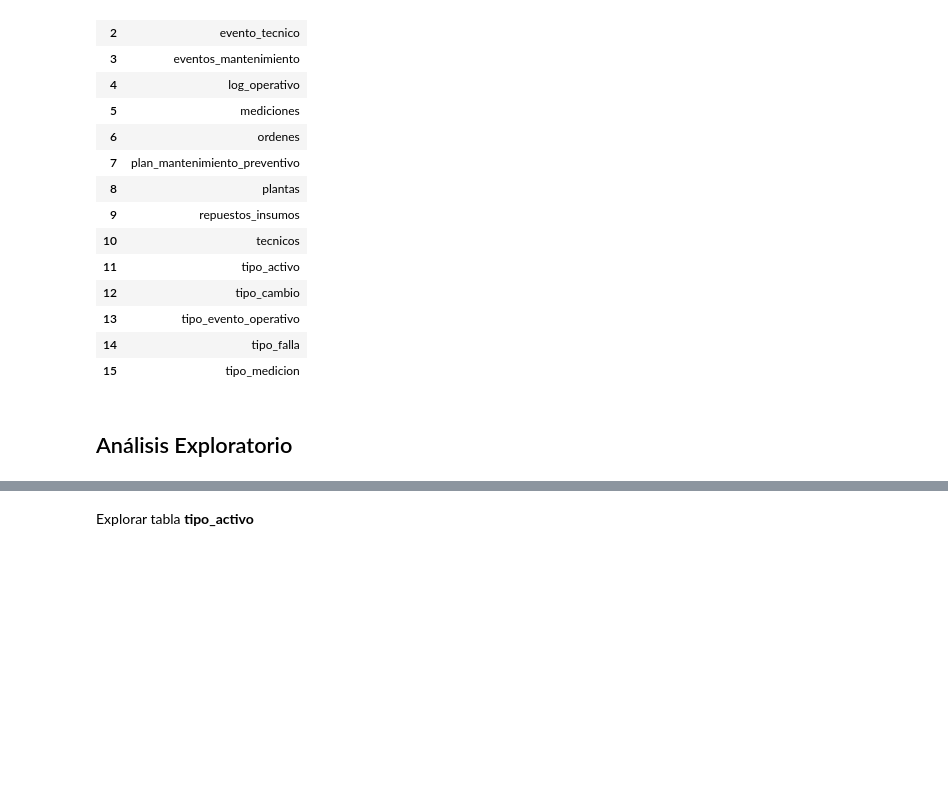
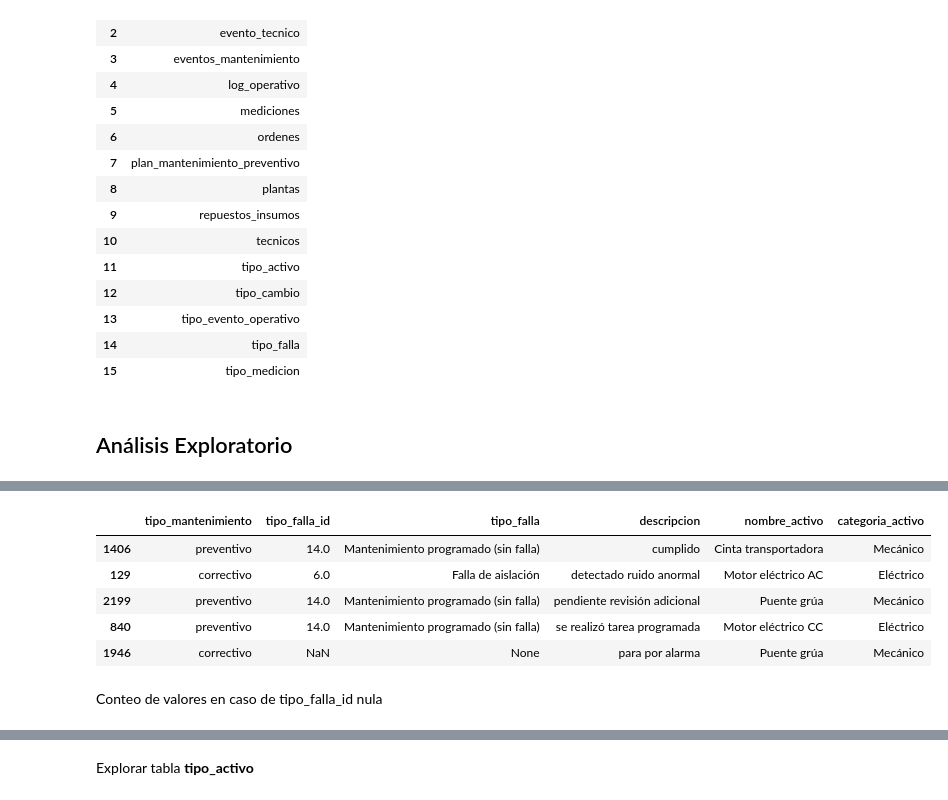
Before and after one commit to dcardone1/Maintenance_System_Analysis, a Jupyter notebook: Analysis.ipynb, the cells around one changed output, grey strips where cells are left out. Saved outputs shown, nothing was run; the diff lists cells and outputs as text; code cells hidden in the pictures; blank space fills up the shorter version.

```diff
--- a/Analysis.ipynb
+++ b/Analysis.ipynb
@@ -107,0 +196,11 @@ memory usage: 485.2+ KB
+# %%
+tipo_falla_activo.sample(5)
+# %% [output]
+|  | tipo_mantenimiento | tipo_falla_id | tipo_falla | descripcion | nombre_activo | categoria_activo |
+| 1406 | preventivo | 14.0 | Mantenimiento programado (sin falla) | cumplido | Cinta transportadora | Mecánico |
+| 129 | correctivo | 6.0 | Falla de aislación | detectado ruido anormal | Motor eléctrico AC | Eléctrico |
+| 2199 | preventivo | 14.0 | Mantenimiento programado (sin falla) | pendiente revisión adicional | Puente grúa | Mecánico |
+| 840 | preventivo | 14.0 | Mantenimiento programado (sin falla) | se realizó tarea programada | Motor eléctrico CC | Eléctrico |
+| 1946 | correctivo | NaN | None | para por alarma | Puente grúa | Mecánico |
+# %% [markdown]
+Conteo de valores en caso de tipo_falla_id nula
```
Also changed, not shown: parts of 17 cells of this notebook.
